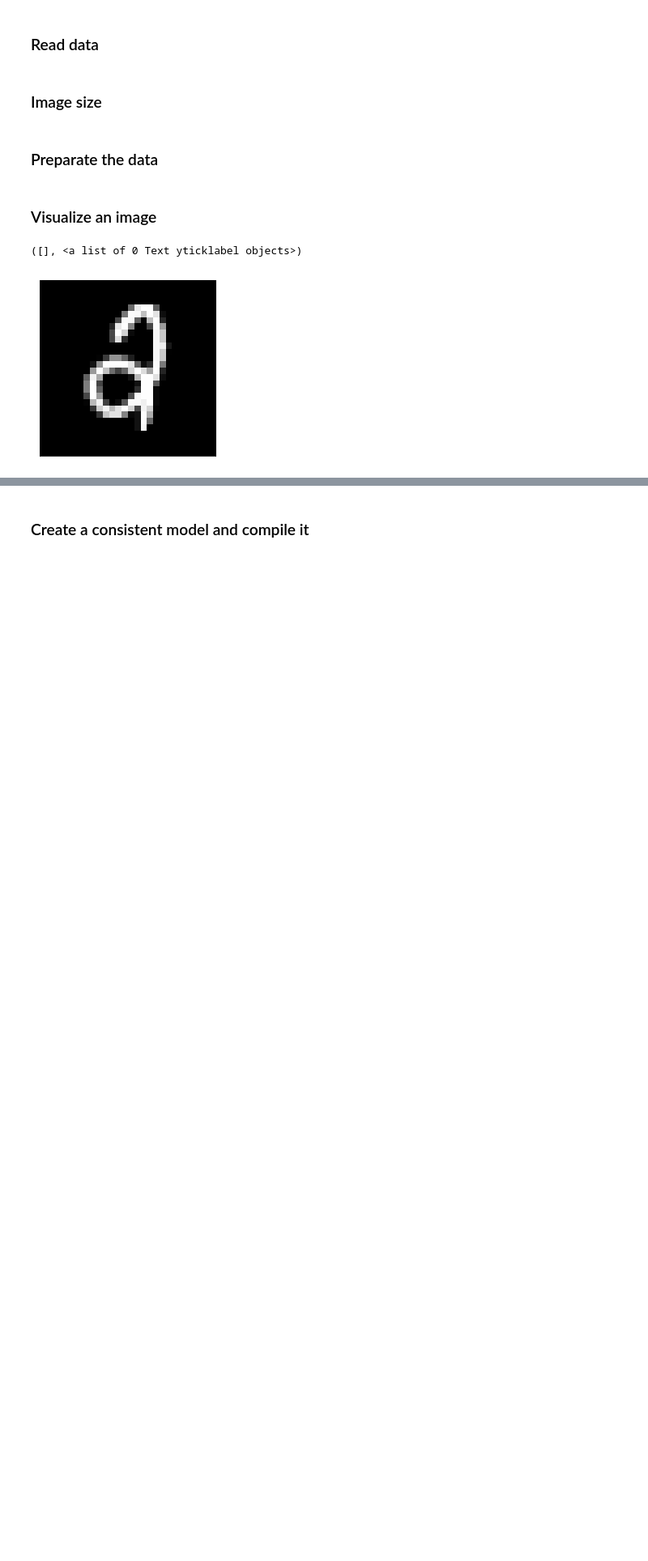
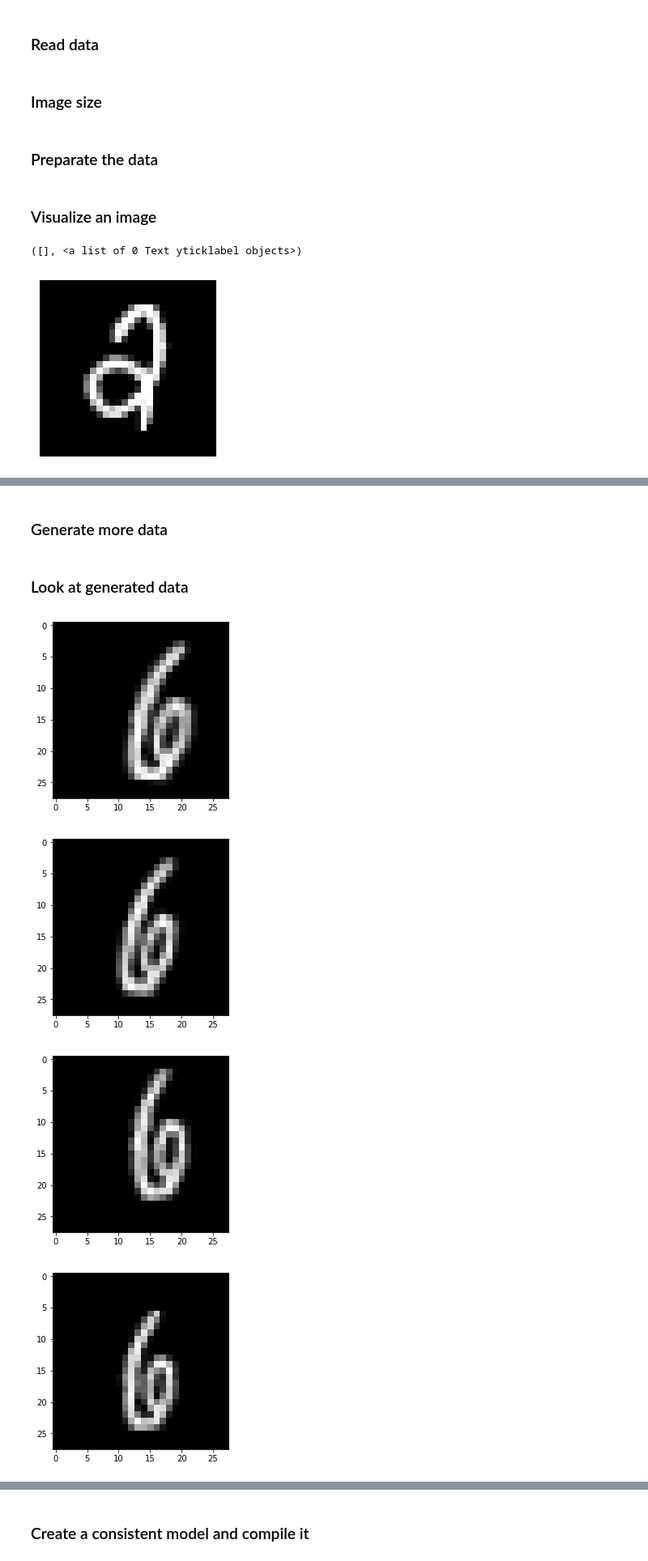
Before and after one commit to AlexanderAntonenko/kaggle-solutions, a Jupyter notebook: digit-recognizer-MNIST/MNIST.ipynb, the cells around one changed output, grey strips where cells are left out. Shown at 81% size. Drawn from its saved outputs; the diff is of its cells as text; code cells hidden in the pictures; blank space fills up the shorter version.

Commit message:
Add image generators

```diff
--- a/digit-recognizer-MNIST/MNIST.ipynb
+++ b/digit-recognizer-MNIST/MNIST.ipynb
@@ -25,20 +26,19 @@ img_rows, img_cols = 28, 28
 # %% [markdown]
 ### Preparate the  data
 # %%
-# Выделяем данные для обучения
 train = train_dataset[:, 1:]
 test = test_dataset
-# Выделяем правильные ответы
+
 y = train_dataset[:, 0]
-# Преобразуем правильные ответы в категоризированное представление
-y = np_utils.to_categorical(y)
+y = utils.to_categorical(y)
 
-# Переформатируем данные в 2D, бэкенд Tensorflow
-train = train.reshape(-1,img_rows, img_cols,1)
-test = test.reshape(-1,img_rows, img_cols,1)
+# Reformat data in 2D, backend Tensorflow
+train = train.reshape(train.shape[0],img_rows, img_cols,1)
+test = test.reshape(test.shape[0],img_rows, img_cols,1)
+
 input_shape = (img_rows, img_cols, 1)
 
-# Нормализуем данные
+# Normalize data
 train , test= train.astype("float32"), test.astype("float32")
 train /= 255.0
 test /= 255.0
@@ -54,0 +57,28 @@ plt.yticks([])
+# %%
+X_train, X_val, Y_train, Y_val = train_test_split(train, y, test_size = 0.1, random_state=2)
+# %% [markdown]
+### Generate more data
+# %%
+datagen = ImageDataGenerator(
+        rotation_range=10,
+        zoom_range = 0.10,
+        width_shift_range=0.1,
+        height_shift_range=0.1)
+# %% [markdown]
+### Look at generated data
+# %%
+i = 0
+data = X_train[10000]
+data = np.expand_dims(data, axis=0)
+for batch in datagen.flow(data, batch_size=1):
+    plt.figure(i)
+    imgplot = plt.imshow(batch[0][:,:,0], cmap='gray', interpolation='none')
+    i += 1
+    if i % 6 == 0:
+        break
+plt.show()
+# %% [output]
+[figure, added]
+[figure, added]
+[figure, added]
+[figure, added]
```
Also changed, not shown: parts of 15 cells of this notebook.
